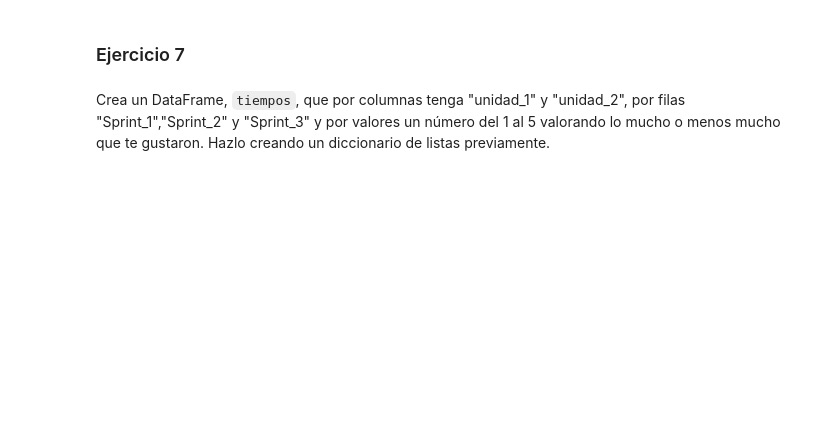
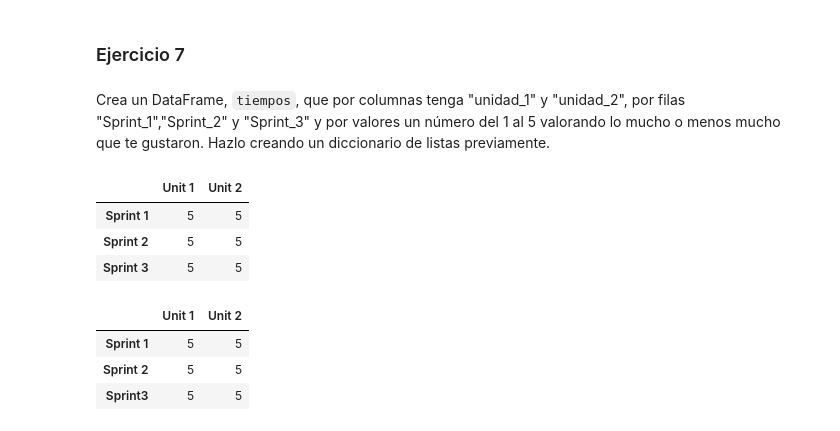
Before and after one commit to mailliwJ/ONLINE_DS_THEBRIDGE_exercises, a Jupyter notebook: 02_Programacion_y_Herramientas_Avanzadas/Sprint_04/Unidad_01/Ejercicios_Workout/15_Ejercicios_DataFrame.ipynb, the cells around one changed output. Drawn from its saved outputs; the diff is of its cells as text; code cells hidden in the pictures; blank space fills up the shorter version.

```diff
--- a/02_Programacion_y_Herramientas_Avanzadas/Sprint_04/Unidad_01/Ejercicios_Workout/15_Ejercicios_DataFrame.ipynb
+++ b/02_Programacion_y_Herramientas_Avanzadas/Sprint_04/Unidad_01/Ejercicios_Workout/15_Ejercicios_DataFrame.ipynb
@@ -44,3 +137,29 @@ Accede a los valores de dos de los libros (o películas, o comidas, etc), emplea
 ### Ejercicio 7
 # %% [markdown]
 Crea un DataFrame, `tiempos`, que por columnas tenga "unidad_1" y "unidad_2", por filas "Sprint_1","Sprint_2" y "Sprint_3" y por valores un número del 1 al 5 valorando lo mucho o menos mucho que te gustaron. Hazlo creando un diccionario de listas previamente.
+# %%
+tiempos_data = np.array([[5,5],
+                         [5,5],
+                         [5,5]])
+
+tiempos = pd.DataFrame(tiempos_data,
+                       columns = ['Unit 1','Unit 2'],
+                       index = ['Sprint 1','Sprint 2','Sprint 3'])
+
+tiempos
+# %% [output]
+|  | Unit 1 | Unit 2 |
+| Sprint 1 | 5 | 5 |
+| Sprint 2 | 5 | 5 |
+| Sprint 3 | 5 | 5 |
+# %%
+tiempos_data_dict = {"Unit 1":[5,5,5],
+                     "Unit 2":[5,5,5]}
+tiemposDF = pd.DataFrame(tiempos_data_dict, index = ["Sprint 1","Sprint 2","Sprint3"])
+
+tiemposDF
+# %% [output]
+|  | Unit 1 | Unit 2 |
+| Sprint 1 | 5 | 5 |
+| Sprint 2 | 5 | 5 |
+| Sprint3 | 5 | 5 |
```
Also changed, not shown: parts of 7 cells of this notebook, 6 other files.
